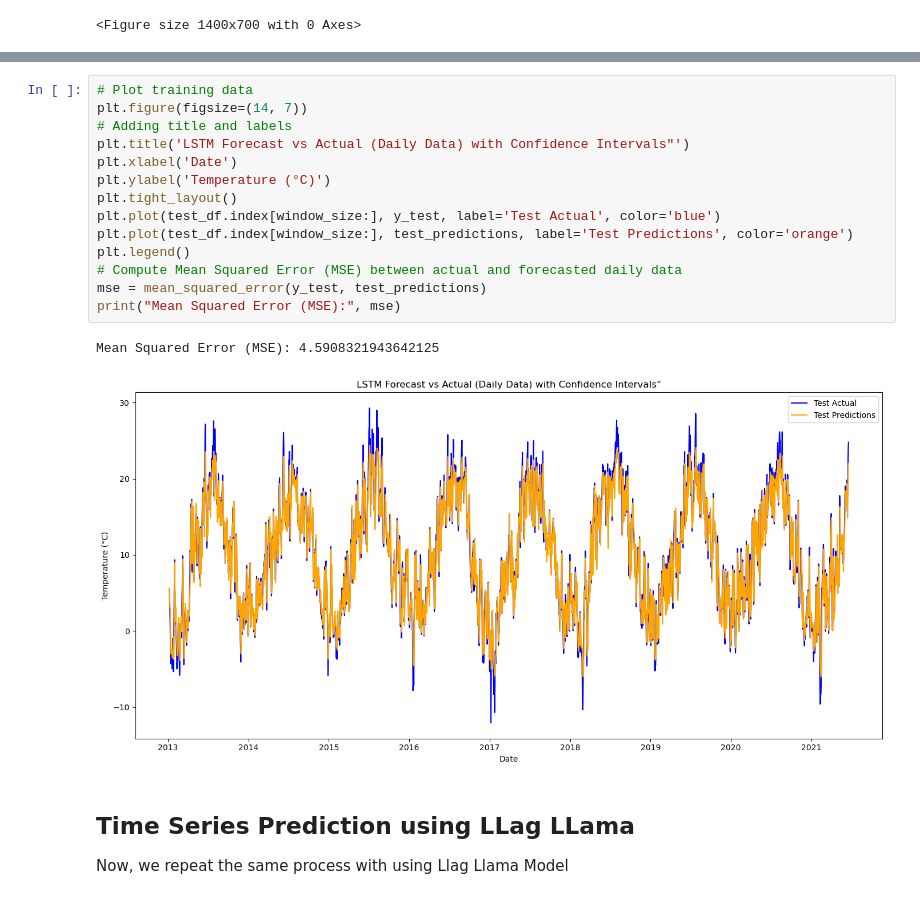
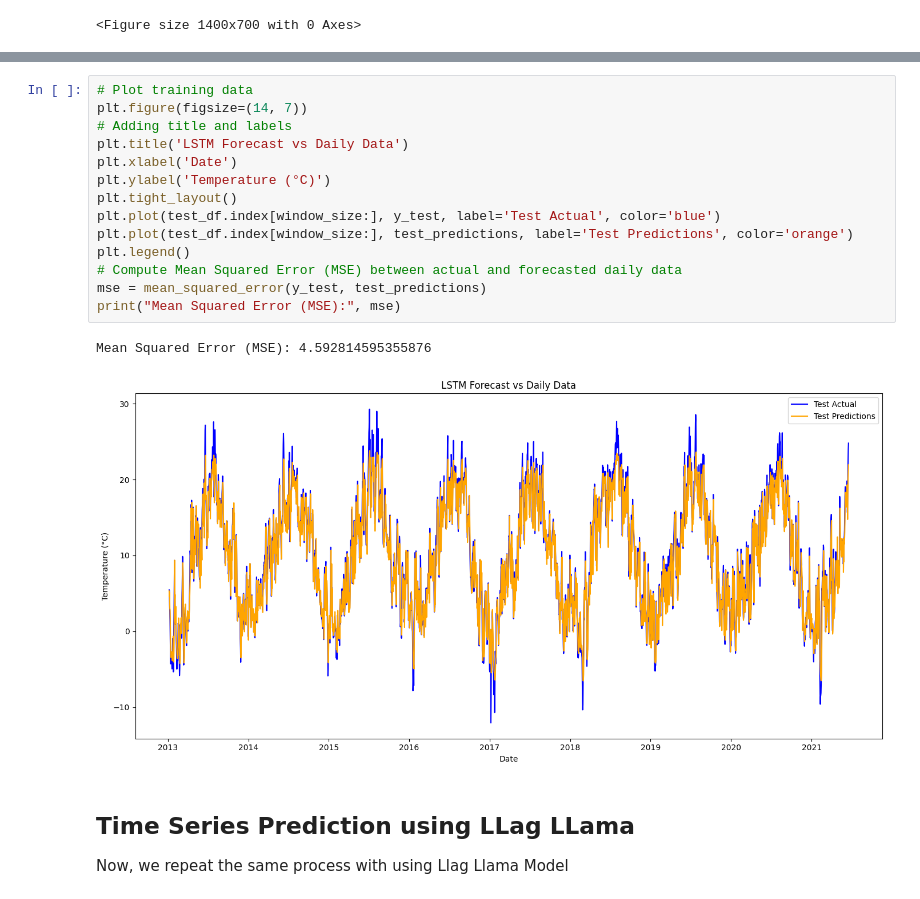
Before and after one commit to AliAlpOezer/Time-Series-Analysis, a Jupyter notebook: Time Series Forecasting.ipynb, the cells around one changed output, grey strips where cells are left out. Drawn from its saved outputs; the diff is of its cells as text.

```diff
--- a/Time Series Forecasting.ipynb
+++ b/Time Series Forecasting.ipynb
@@ -710,20 +710,20 @@ Mean Squared Error (MSE): 4.800285227296159
 # %%
 # Plot training data
 plt.figure(figsize=(14, 7))
 # Adding title and labels
-plt.title('LSTM Forecast vs Actual (Daily Data) with Confidence Intervals"')
+plt.title('LSTM Forecast vs Daily Data')
 plt.xlabel('Date')
 plt.ylabel('Temperature (°C)')
 plt.tight_layout()
 plt.plot(test_df.index[window_size:], y_test, label='Test Actual', color='blue')
 plt.plot(test_df.index[window_size:], test_predictions, label='Test Predictions', color='orange')
 plt.legend()
 # Compute Mean Squared Error (MSE) between actual and forecasted daily data
 mse = mean_squared_error(y_test, test_predictions)
 print("Mean Squared Error (MSE):", mse)
 # %% [output]
-Mean Squared Error (MSE): 4.5908321943642125
+Mean Squared Error (MSE): 4.592814595355876
-[figure, old version]
+[figure, new version]
 # %% [markdown]
 ## Time Series Prediction using LLag LLama
 Now, we repeat the same process with using Llag Llama Model
```
Also changed, not shown: parts of 15 cells of this notebook, 5 other files.
